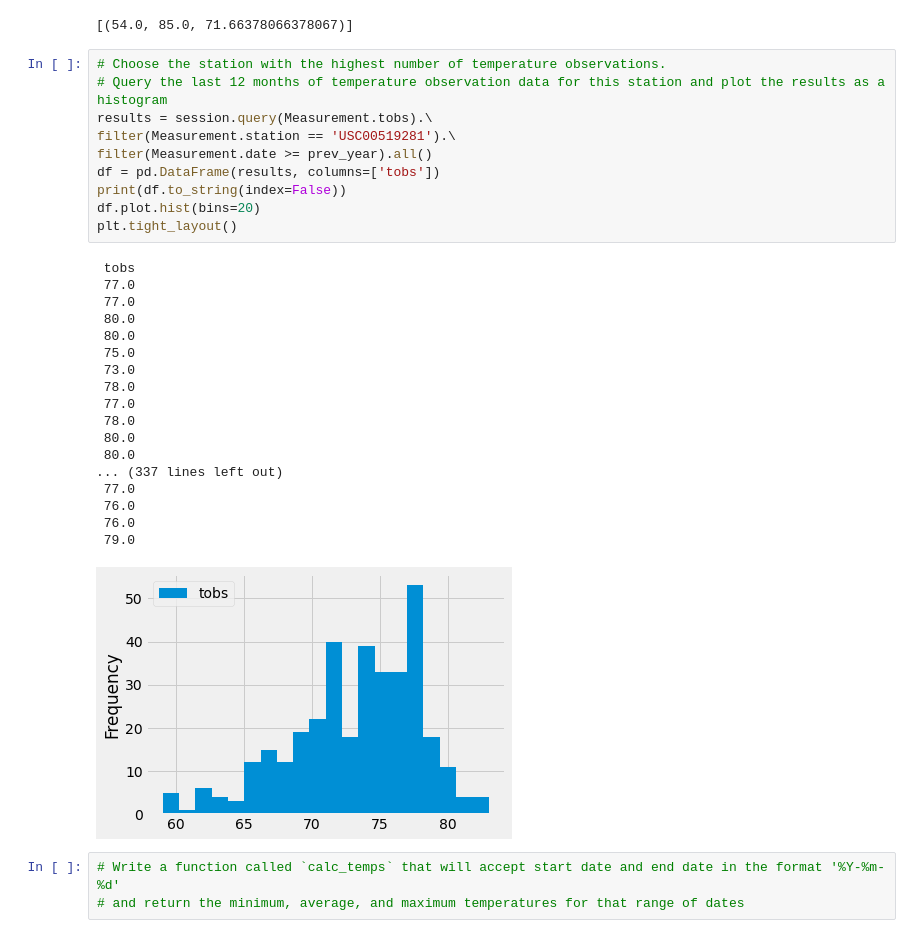
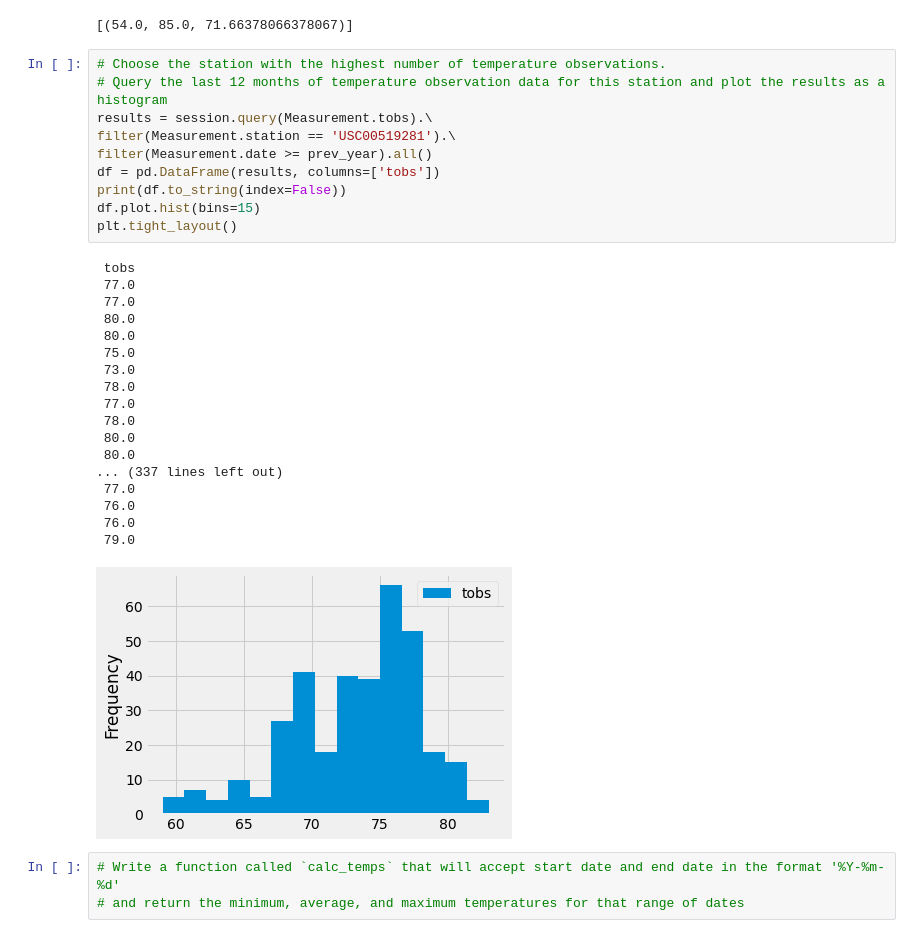
Before and after one commit to DarlenePenn/surfs_up, a Jupyter notebook: climate_analysis.ipynb, the cells around one changed output. Drawn from its saved outputs; the diff is of its cells as text.

```diff
--- a/climate_analysis.ipynb
+++ b/climate_analysis.ipynb
@@ -122,32 +122,32 @@ filter(Measurement.station == 'USC00519281').all()
 # %%
 # Choose the station with the highest number of temperature observations.
 # Query the last 12 months of temperature observation data for this station and plot the results as a histogram
 results = session.query(Measurement.tobs).\
 filter(Measurement.station == 'USC00519281').\
 filter(Measurement.date >= prev_year).all()
 df = pd.DataFrame(results, columns=['tobs'])
 print(df.to_string(index=False))
-df.plot.hist(bins=20)
+df.plot.hist(bins=15)
 plt.tight_layout()
 # %% [output]
  tobs
  77.0
  77.0
  80.0
  80.0
  75.0
  73.0
  78.0
  77.0
  78.0
  80.0
  80.0
 ... (337 lines left out)
  77.0
  76.0
  76.0
  79.0
-[figure, old version]
+[figure, new version]
 # %%
 # Write a function called `calc_temps` that will accept start date and end date in the format '%Y-%m-%d'
 # and return the minimum, average, and maximum temperatures for that range of dates
```
Also changed, not shown: 1 other file.
